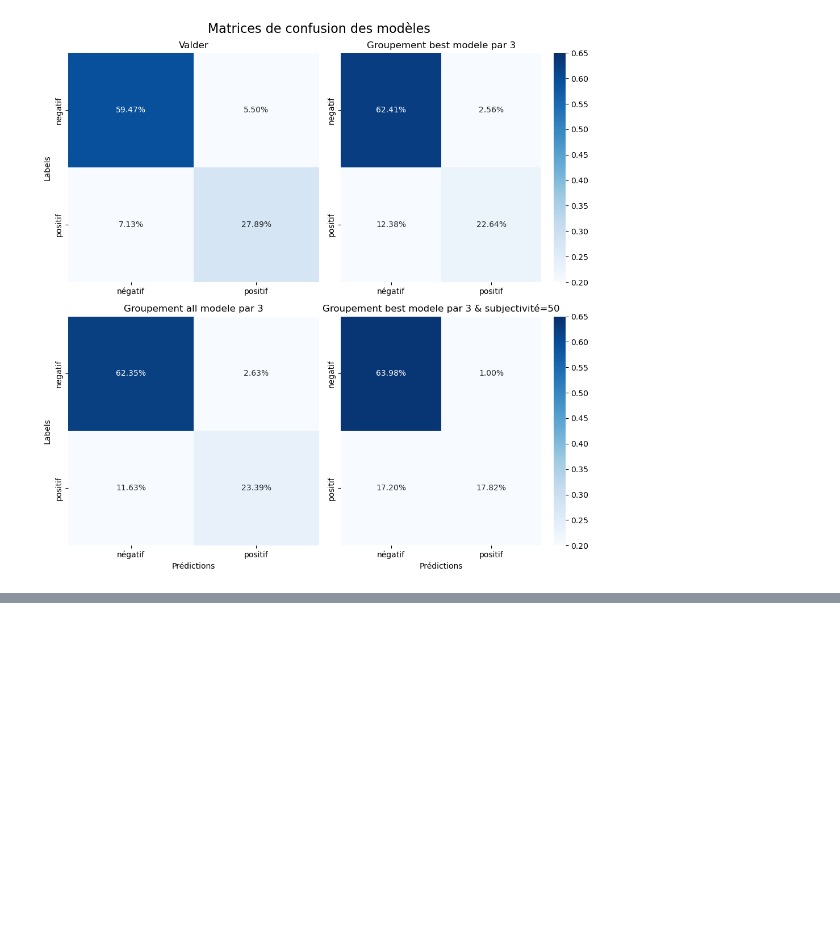
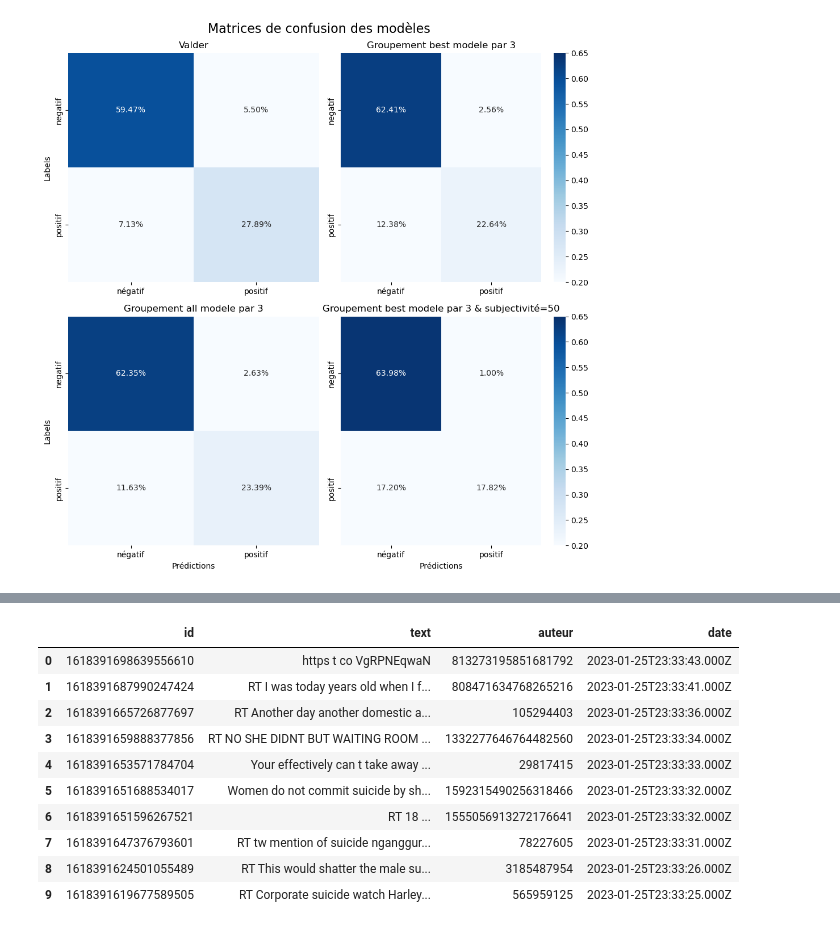
Before and after one commit to Pierre-Portfolio/TwitterFeelingAnalyse, a Jupyter notebook: Livrables/Code/Pierre.ipynb, the cells around one changed output, grey strips where cells are left out. Drawn from its saved outputs; the diff is of its cells as text; code cells hidden in the pictures; blank space fills up the shorter version.

```diff
--- a/Livrables/Code/Pierre.ipynb
+++ b/Livrables/Code/Pierre.ipynb
@@ -565,0 +572,15 @@ plt.show()
+# %%
+df['text'] = df['text'].apply(lambda x: Cleaning(x))
+df.head(10)
+# %% [output]
+|  | id | text | auteur | date |
+| 0 | 1618391698639556610 | https t co VgRPNEqwaN | 813273195851681792 | 2023-01-25T23:33:43.000Z |
+| 1 | 1618391687990247424 | RT I was today years old when I f... | 808471634768265216 | 2023-01-25T23:33:41.000Z |
+| 2 | 1618391665726877697 | RT Another day another domestic a... | 105294403 | 2023-01-25T23:33:36.000Z |
+| 3 | 1618391659888377856 | RT NO SHE DIDNT BUT WAITING ROOM ... | 1332277646764482560 | 2023-01-25T23:33:34.000Z |
+| 4 | 1618391653571784704 | Your effectively can t take away ... | 29817415 | 2023-01-25T23:33:33.000Z |
+| 5 | 1618391651688534017 | Women do not commit suicide by sh... | 1592315490256318466 | 2023-01-25T23:33:32.000Z |
+| 6 | 1618391651596267521 | RT 18 ... | 1555056913272176641 | 2023-01-25T23:33:32.000Z |
+| 7 | 1618391647376793601 | RT tw mention of suicide nganggur... | 78227605 | 2023-01-25T23:33:31.000Z |
+| 8 | 1618391624501055489 | RT This would shatter the male su... | 3185487954 | 2023-01-25T23:33:26.000Z |
+| 9 | 1618391619677589505 | RT Corporate suicide watch Harley... | 565959125 | 2023-01-25T23:33:25.000Z |
```
Also changed, not shown: parts of 7 cells of this notebook, 2 other files.
